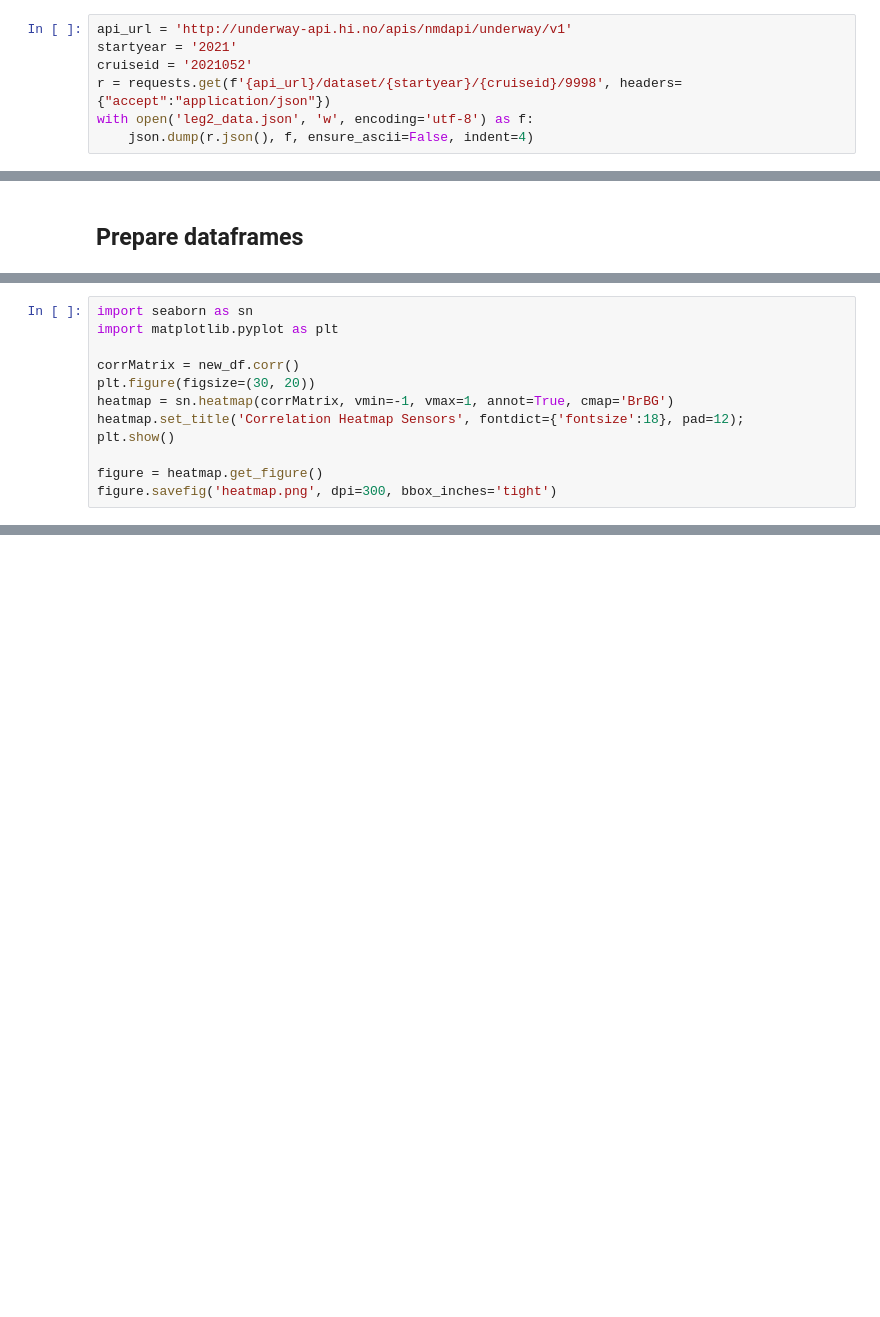
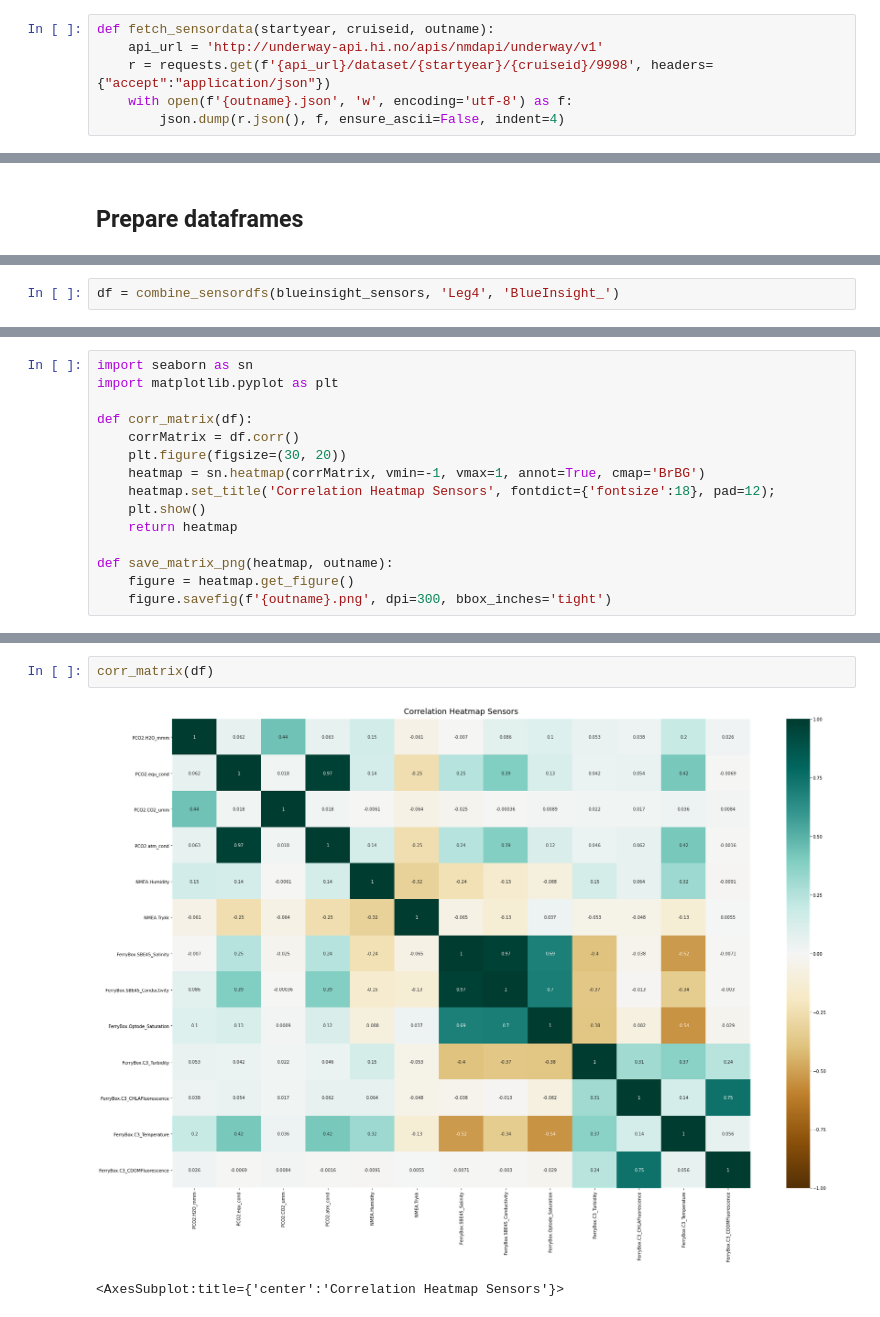
Before and after one commit to maritnl/master, a Jupyter notebook: oneocean_data.ipynb, the cells around one changed output, grey strips where cells are left out. Saved outputs shown, nothing was run; the diff lists cells and outputs as text; blank space fills up the shorter version.

Commit message:
Cleaning code, work with leg 4 data

```diff
--- a/oneocean_data.ipynb
+++ b/oneocean_data.ipynb
@@ -8,9 +8,8 @@ import json
 GET
 /dataset/{startyear}/{cruiseid}/{platform}
 # %%
-api_url = 'http://underway-api.hi.no/apis/nmdapi/underway/v1'
-startyear = '2021'
-cruiseid = '2021052'
-r = requests.get(f'{api_url}/dataset/{startyear}/{cruiseid}/9998', headers={"accept":"application/json"})
-with open('leg2_data.json', 'w', encoding='utf-8') as f:
-    json.dump(r.json(), f, ensure_ascii=False, indent=4)
+def fetch_sensordata(startyear, cruiseid, outname):
+    api_url = 'http://underway-api.hi.no/apis/nmdapi/underway/v1'
+    r = requests.get(f'{api_url}/dataset/{startyear}/{cruiseid}/9998', headers={"accept":"application/json"})
+    with open(f'{outname}.json', 'w', encoding='utf-8') as f:
+        json.dump(r.json(), f, ensure_ascii=False, indent=4)
@@ -77,0 +71,2 @@ new_df
+# %%
+df = combine_sensordfs(blueinsight_sensors, 'Leg4', 'BlueInsight_')
@@ -79,11 +90,14 @@ new_df
 import seaborn as sn
 import matplotlib.pyplot as plt
 
-corrMatrix = new_df.corr()
-plt.figure(figsize=(30, 20))
-heatmap = sn.heatmap(corrMatrix, vmin=-1, vmax=1, annot=True, cmap='BrBG')
-heatmap.set_title('Correlation Heatmap Sensors', fontdict={'fontsize':18}, pad=12);
-plt.show()
+def corr_matrix(df):
+    corrMatrix = df.corr()
+    plt.figure(figsize=(30, 20))
+    heatmap = sn.heatmap(corrMatrix, vmin=-1, vmax=1, annot=True, cmap='BrBG')
+    heatmap.set_title('Correlation Heatmap Sensors', fontdict={'fontsize':18}, pad=12);
+    plt.show()
+    return heatmap
 
-figure = heatmap.get_figure()
-figure.savefig('heatmap.png', dpi=300, bbox_inches='tight')
+def save_matrix_png(heatmap, outname):
+    figure = heatmap.get_figure()
+    figure.savefig(f'{outname}.png', dpi=300, bbox_inches='tight')
@@ -93,0 +106,5 @@ new_df.to_csv('out_sensors.csv')
+# %%
+corr_matrix(df)
+# %% [output]
+[figure, added]
+<AxesSubplot:title={'center':'Correlation Heatmap Sensors'}>
```
Also changed, not shown: parts of 7 cells of this notebook, 3 other files.
